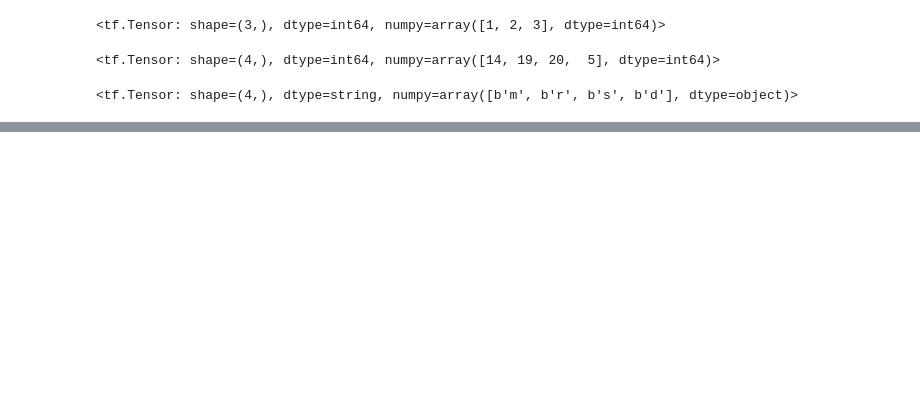
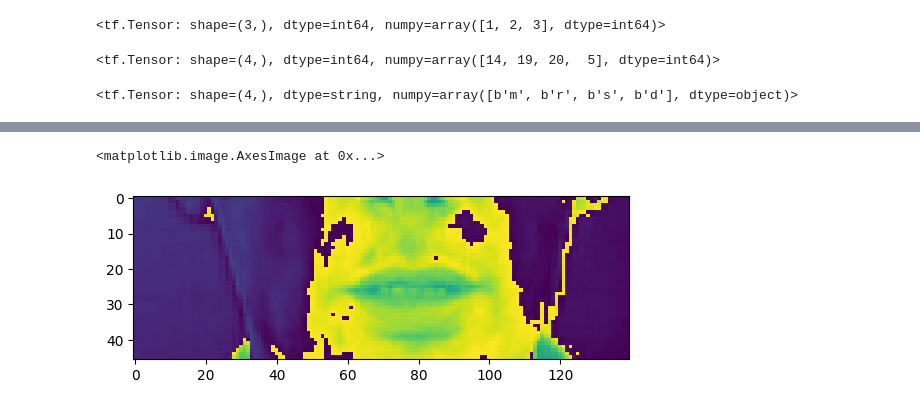
Before and after one commit to ishreya09/Lip-Reading-AI, a Jupyter notebook: LipRead.ipynb, the cells around one changed output, grey strips where cells are left out. Cells and saved outputs as stored; diff of their text form; code cells hidden in the pictures; blank space fills up the shorter version.

```diff
--- a/LipRead.ipynb
+++ b/LipRead.ipynb
@@ -92,0 +197,5 @@ def load_alignments(path:str)->List[int]:
+# %%
+plt.imshow(frames[20])
+# %% [output]
+<matplotlib.image.AxesImage at 0x...>
+[figure, added]
```
Also changed, not shown: parts of 17 cells of this notebook.
